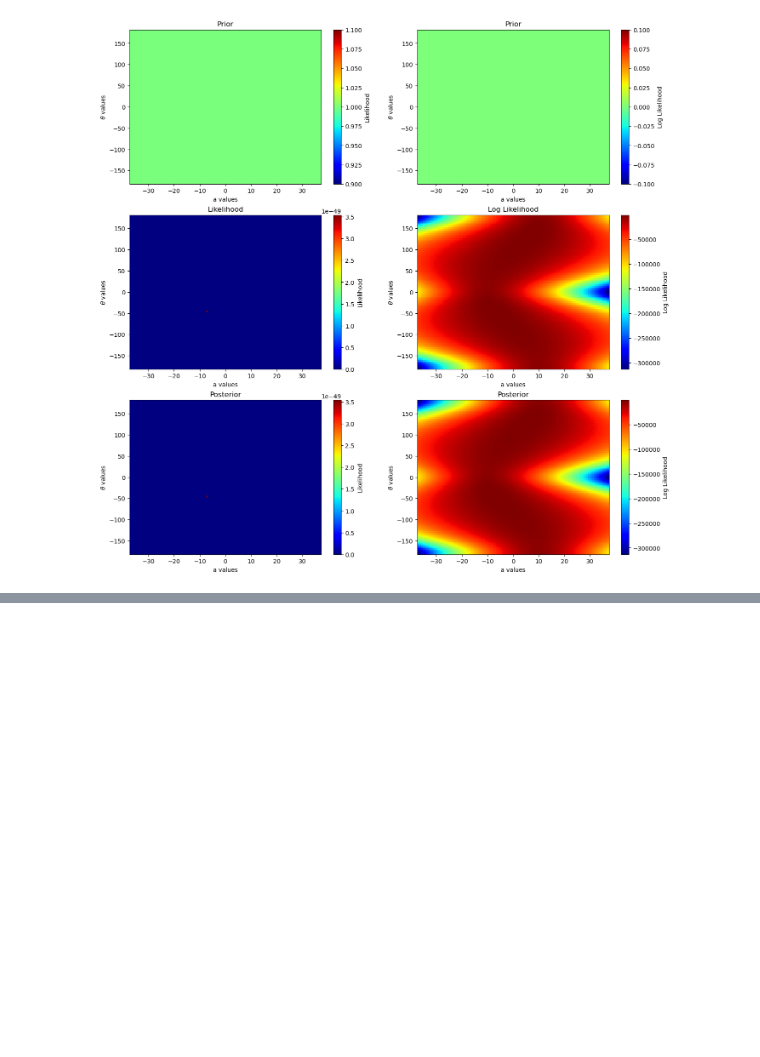
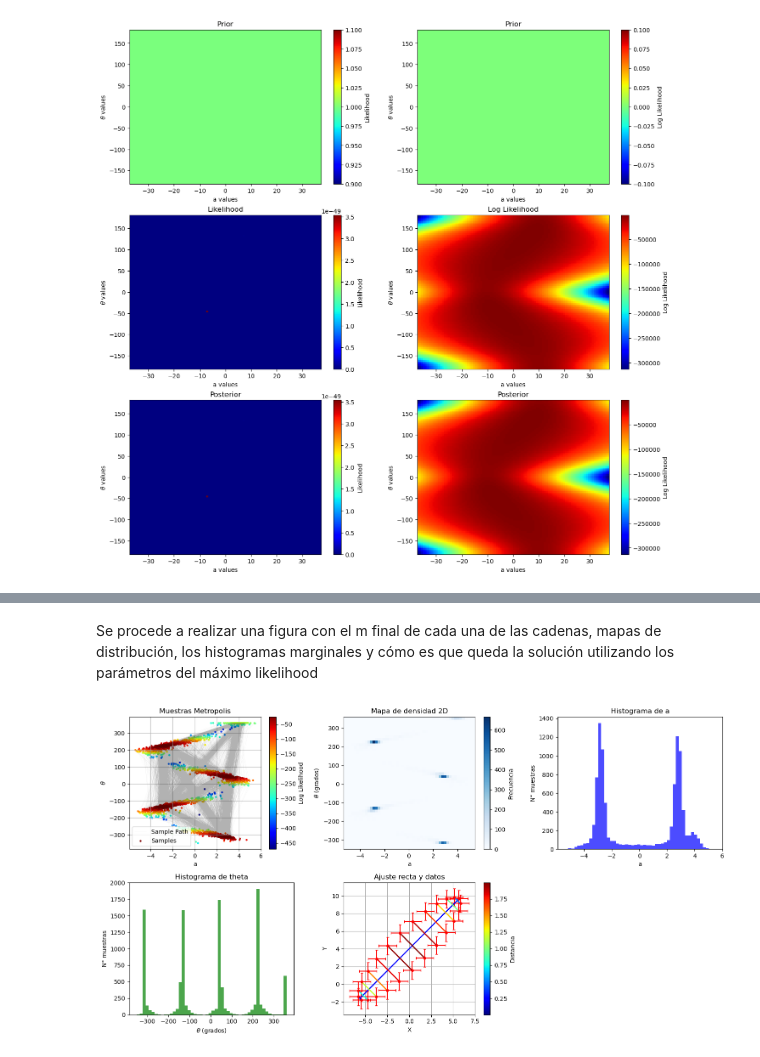
Before and after one commit to alexvillarroel/Metodos-inversos-avanzados, a Jupyter notebook: GF7013/bin/Tarea2/Informe_Tarea2.ipynb, the cells around one changed output, grey strips where cells are left out. Drawn from its saved outputs; the diff is of its cells as text; code cells hidden in the pictures; blank space fills up the shorter version.

```diff
--- a/GF7013/bin/Tarea2/Informe_Tarea2.ipynb
+++ b/GF7013/bin/Tarea2/Informe_Tarea2.ipynb
@@ -473,0 +1120,63 @@ Departamento de Geofísica - FCFM - Universidad de Chile
+# %% [markdown]
+Se procede a realizar una figura con el m final de cada una de las cadenas, mapas de distribución, los histogramas marginales y cómo es que queda la solución utilizando los parámetros del máximo likelihood
+# %%
+import numpy as np
+import matplotlib.pyplot as plt
+from matplotlib.collections import LineCollection
+from GF7013.models.ajuste_ortogonal_recta.recta import calc_xy_pred
+
+fig, axs = plt.subplots(2, 3, figsize=(15, 8))
+
+# 1) Caminata con línea y puntos coloreados por log likelihood
+axs[0, 0].plot(m.m_set[:, 0], m.m_set[:, 1], 'k-', lw=0.05, alpha=0.3, label='Sample Path')
+sc = axs[0, 0].scatter(m.m_set[:, 0], m.m_set[:, 1], s=5, c=m.f, cmap='jet', label='Samples')
+axs[0, 0].set(xlabel='a', ylabel=r'$\theta$', title='Muestras Metropolis')
+axs[0, 0].grid(True)
+fig.colorbar(sc, ax=axs[0, 0], label='Log Likelihood')
+axs[0, 0].legend(loc='lower left')
+
+# 2) Histograma 2D
+H, xedges, yedges = np.histogram2d(m.m_set[:, 0], m.m_set[:, 1], bins=50)
+# Pcolormesh usa los bordes de los bins para hacer la malla
+X, Y = np.meshgrid(xedges, yedges)
+# Graficar con pcolormesh
+pcm = axs[0, 1].pcolormesh(X, Y, H.T, cmap='Blues', shading='auto', alpha=1)
+#
+axs[0, 1].set(xlabel='a', ylabel=r'$\theta$ (grados)', title='Mapa de densidad 2D')
+fig.colorbar(pcm, ax=axs[0, 1], label='Frecuencia')
+
+# 3) Histograma univariado de 'a'
+axs[0, 2].hist(m.m_set[:, 0], bins=50, alpha=0.7, color='blue')
+axs[0, 2].set(xlabel='a', ylabel='N° muestras', title='Histograma de a')
+
+# 4) Histograma univariado de 'theta'
+axs[1, 0].hist(m.m_set[:, 1], bins=50, alpha=0.7, color='green')
+axs[1, 0].set(xlabel=r'$\theta$ (grados)', ylabel='N° muestras', title='Histograma de theta')
+
+# 5) Ajuste recta y líneas de distancia coloreadas
+max_index = np.argmax(m.f)
+a, theta = m.m_set[max_index]
+m_plot = np.array([a, theta])
+axs[1, 1].errorbar(x_obs, y_obs, xerr=sigma_x, yerr=sigma_y, fmt='.r', capsize=2)
+
+recta.plot_recta(axs[1, 1], *m_plot, x_obs=x_obs, y_obs=y_obs, color='b', color_dist=None)
+x_pred, y_pred, _ = calc_xy_pred(*m_plot, x_obs, y_obs)
+distancias = np.linalg.norm(np.column_stack((x_pred - x_obs, y_pred - y_obs)), axis=1)
+segments = [[(x_pred[i], y_pred[i]), (x_obs[i], y_obs[i])] for i in range(len(x_pred))]
+lc = LineCollection(segments, cmap='jet', linewidths=2, alpha=1)
+lc.set_array(distancias)
+axs[1, 1].add_collection(lc)
+axs[1, 1].set_title('Ajuste recta y datos')
+cbar = fig.colorbar(lc, ax=axs[1, 1])
+cbar.set_label('Distancia')
+axs[1, 1].set_xlabel('X')
+axs[1, 1].set_ylabel('Y')
+axs[1, 1].grid(True)
+# 6) Eliminar último subplot sobrante
+fig.delaxes(axs[1, 2])
+
+plt.tight_layout()
+# plt.savefig('resumen_metropolis.png', dpi=300)
+plt.show()
+# %% [output]
+[figure, added]
```
Also changed, not shown: parts of 19 cells of this notebook, 7 other files.
